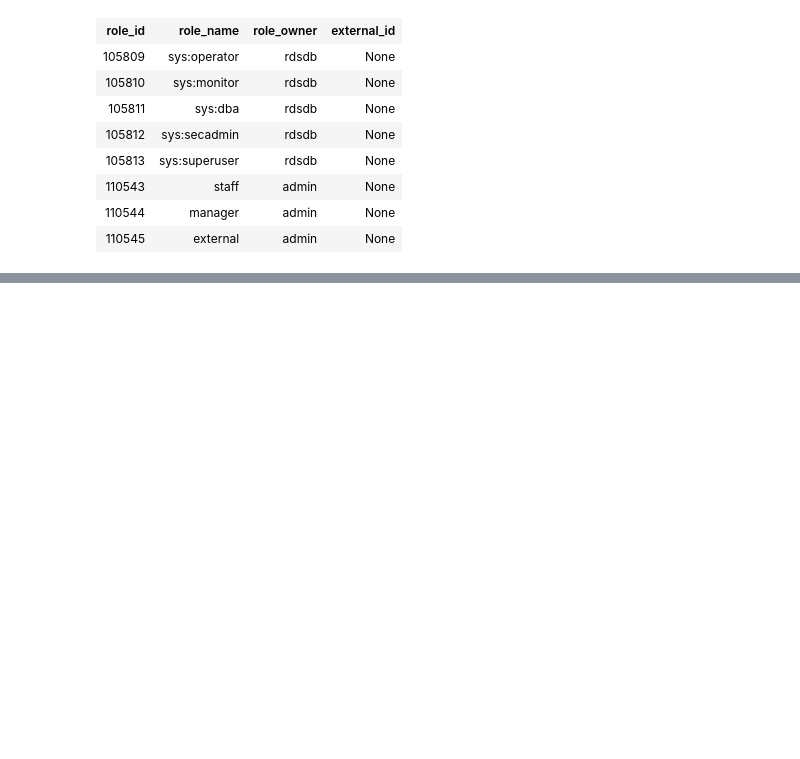
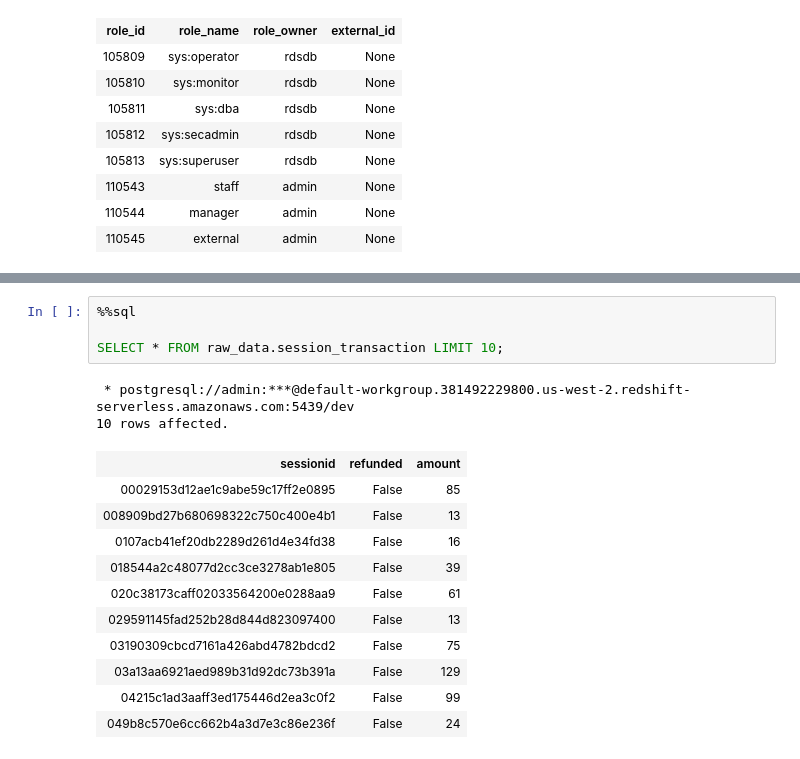
Before and after one commit to jki5410/AWS-Redshift, a Jupyter notebook: [DE]Redshift실습.ipynb, the cells around one changed output, grey strips where cells are left out. Cells and saved outputs as stored; diff of their text form; blank space fills up the shorter version.

```diff
--- a/[DE]Redshift실습.ipynb
+++ b/[DE]Redshift실습.ipynb
@@ -169,0 +281,18 @@ Done.
+# %%
+%%sql
+
+SELECT * FROM raw_data.session_transaction LIMIT 10;
+# %% [output]
+ * postgresql://admin:***@default-workgroup.381492229800.us-west-2.redshift-serverless.amazonaws.com:5439/dev
+10 rows affected.
+| sessionid | refunded | amount |
+| 00029153d12ae1c9abe59c17ff2e0895 | False | 85 |
+| 008909bd27b680698322c750c400e4b1 | False | 13 |
+| 0107acb41ef20db2289d261d4e34fd38 | False | 16 |
+| 018544a2c48077d2cc3ce3278ab1e805 | False | 39 |
+| 020c38173caff02033564200e0288aa9 | False | 61 |
+| 029591145fad252b28d844d823097400 | False | 13 |
+| 03190309cbcd7161a426abd4782bdcd2 | False | 75 |
+| 03a13aa6921aed989b31d92dc73b391a | False | 129 |
+| 04215c1ad3aaff3ed175446d2ea3c0f2 | False | 99 |
+| 049b8c570e6cc662b4a3d7e3c86e236f | False | 24 |
```
Also changed, not shown: parts of 10 cells of this notebook.
